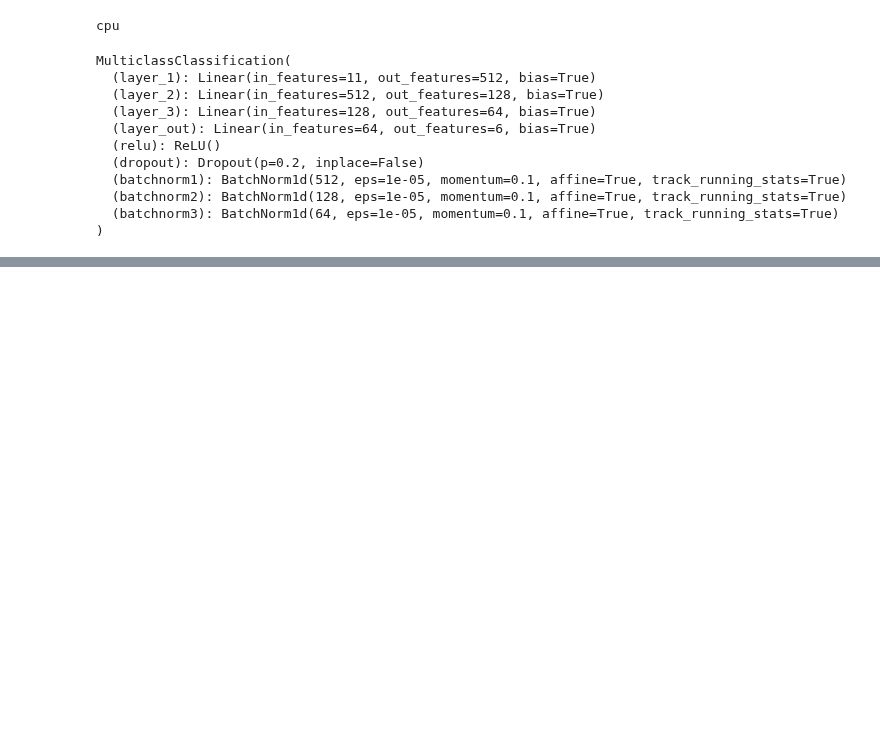
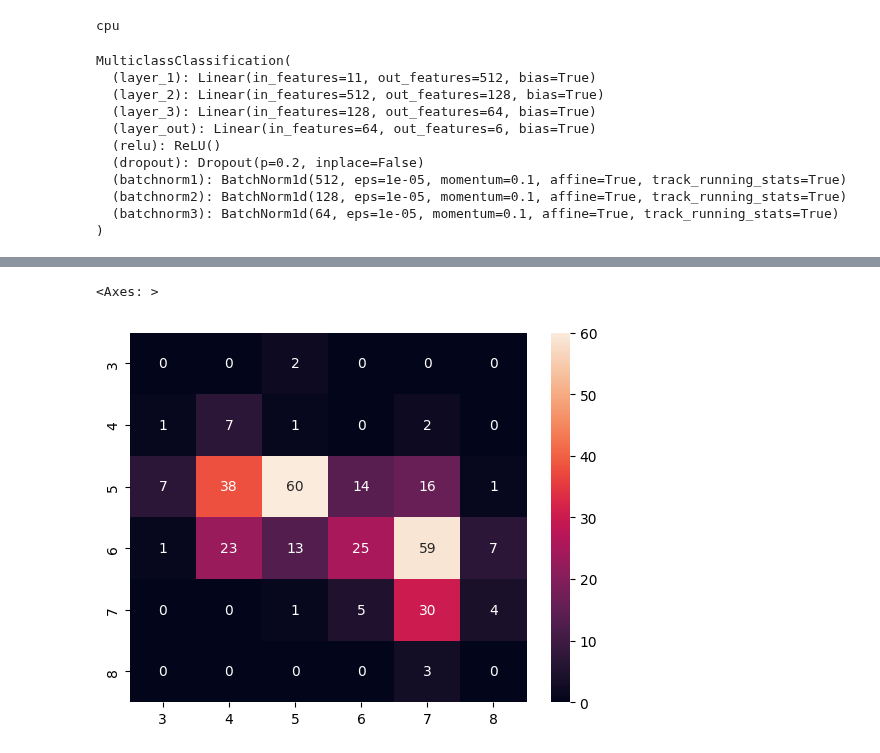
Before and after one commit to rohanpatankar926/deeplearning-pytorch-tutorial, a Jupyter notebook: session5/multiclass_usecase.ipynb, the cells around one changed output, grey strips where cells are left out. Drawn from its saved outputs; the diff is of its cells as text; code cells hidden in the pictures; blank space fills up the shorter version.

```diff
--- a/session5/multiclass_usecase.ipynb
+++ b/session5/multiclass_usecase.ipynb
@@ -286,0 +315,17 @@ IndentationError: unexpected indent (3515855302.py, line 8)
+# %%
+y_pred_list = []
+with torch.no_grad():
+    model.eval()
+    for X_batch, _ in test_loader:
+        X_batch = X_batch.to(device)
+        y_test_pred = model(X_batch)
+        _, y_pred_tags = torch.max(y_test_pred, dim = 1)
+        y_pred_list.append(y_pred_tags.cpu().numpy())
+y_pred_list = [a.squeeze().tolist() for a in y_pred_list]
+# %%
+confusion_matrix_df = pd.DataFrame(confusion_matrix(y_test, y_pred_list)).rename(columns=idx2class, index=idx2class)
+
+sns.heatmap(confusion_matrix_df, annot=True)
+# %% [output]
+<Axes: >
+[figure, added]
```
Also changed, not shown: parts of 3 cells of this notebook.
